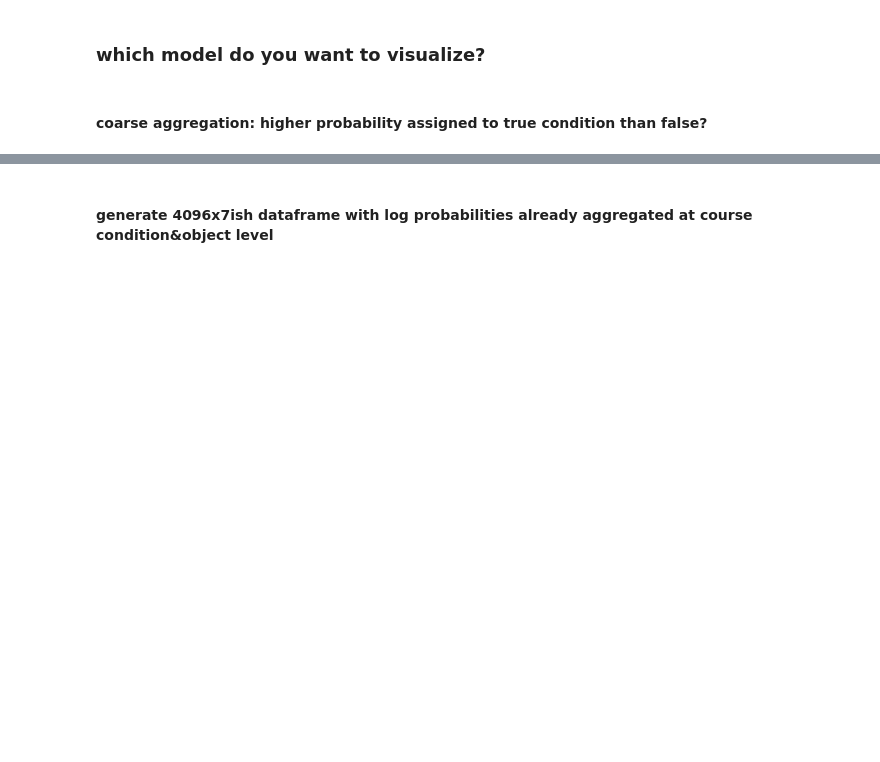
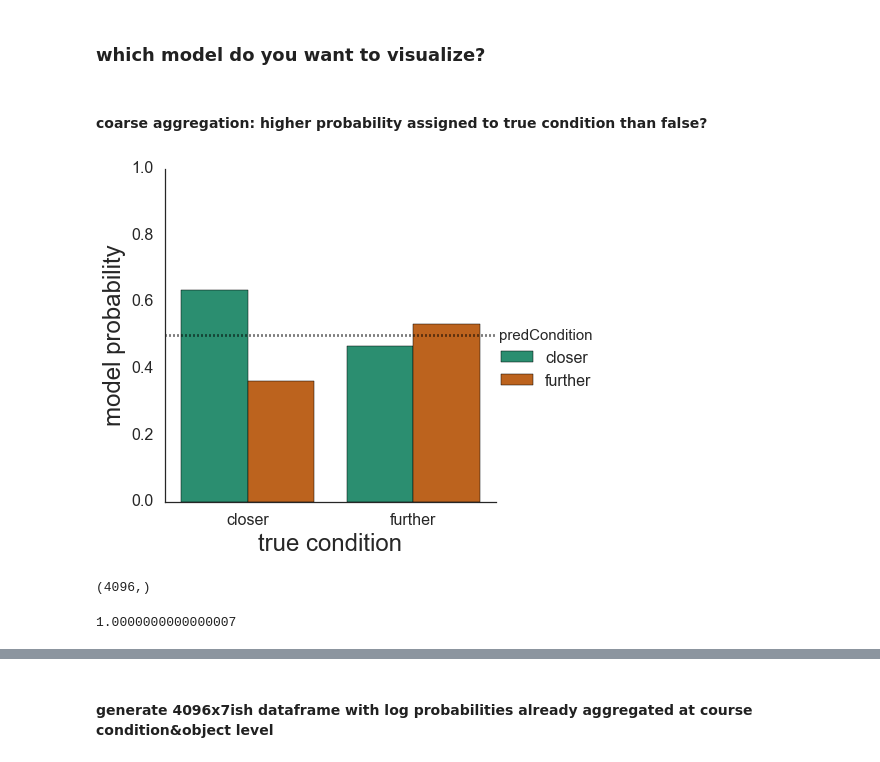
Before and after one commit to judithfan/visual_communication_in_context, a Jupyter notebook: analysis/pilot2_analysis_sketchpad_basic_recog.ipynb, the cells around one changed output, grey strips where cells are left out. Saved outputs shown, nothing was run; the diff lists cells and outputs as text; code cells hidden in the pictures; blank space fills up the shorter version.

```diff
--- a/analysis/pilot2_analysis_sketchpad_basic_recog.ipynb
+++ b/analysis/pilot2_analysis_sketchpad_basic_recog.ipynb
@@ -778,7 +788,7 @@ predFiles = ['human_combined_costPredictives.csv','human_S0_costPredictives.csv'
 model_dict = dict(zip(zoo,predFiles))
 
 ## which model do you want to make visualizations for?
-this_model = 'literal_nocost'
+this_model = 'pragmatic_cost'
 
 ## load in predictives for this model
 predictives = pd.read_csv(os.path.join(path_to_bda_output,model_dict[this_model]))
@@ -793,17 +803,37 @@ predictives['predCondition'], predictives['predSketchTarget'] = predictives['pre
 # %%
 PP = predictives.groupby(['trueSketch', 'trueCondition', 'predCondition'])['modelProb'].\
 apply(lambda x: reduce(sumlogprob,x) - np.log(len(x))).\
 groupby(['trueCondition','predCondition']).\
 apply(lambda x: np.sum(np.exp(x)))
 
 ## plot it
+colors = sns.color_palette("Dark2")
+sns.set_context('poster')
 Y = pd.DataFrame(PP)
 Y.reset_index(inplace=True)
 g = sns.factorplot(x="trueCondition",
                    y="modelProb",
                    hue="predCondition",
                    data=Y,
                    size=6, kind="bar", palette=colors)
 plt.ylim([0,1])
 plt.axhline(0.5,linestyle=':',color='k')
+plt.ylabel('model probability',fontsize=24)
+plt.xlabel('true condition',fontsize=24)
 plt.savefig('./plots/context_effect_by_condition_bars_{}.pdf'.format(this_model))
+# %% [output]
+[figure, added]
+# %%
+PP = predictives.groupby(['trueSketch', 'predSketch'])['modelProb'].\
+apply(lambda x: reduce(sumlogprob,x) - np.log(len(x))).\
+groupby(['trueSketch','predSketch']).\
+apply(lambda x: np.sum(np.exp(x)))
+PP.shape
+# %% [output]
+(4096,)
+# %%
+PP = pd.DataFrame(PP)
+PP.reset_index(inplace=True)
+print PP[PP['trueSketch']=='closer_basset']['modelProb'].sum() ## should be close to 1
+# %% [output]
+1.0000000000000007
```
Also changed, not shown: parts of 8 cells of this notebook.
